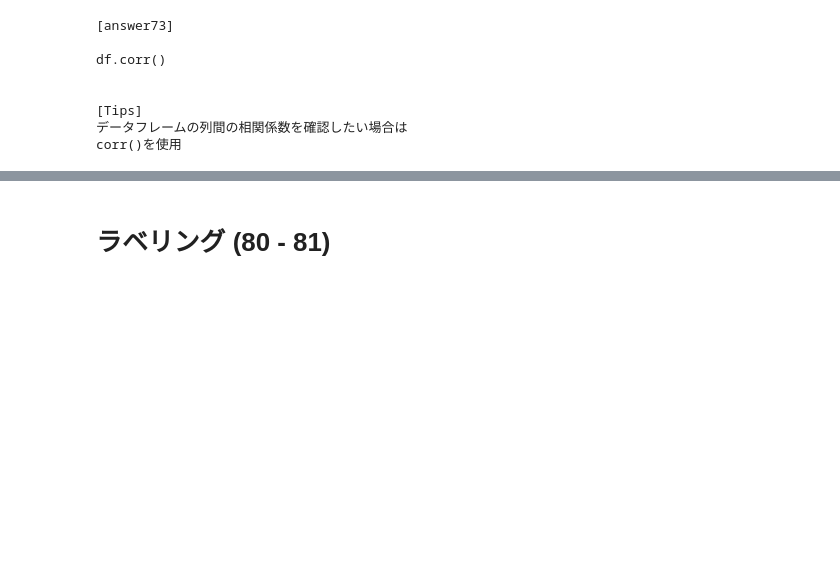
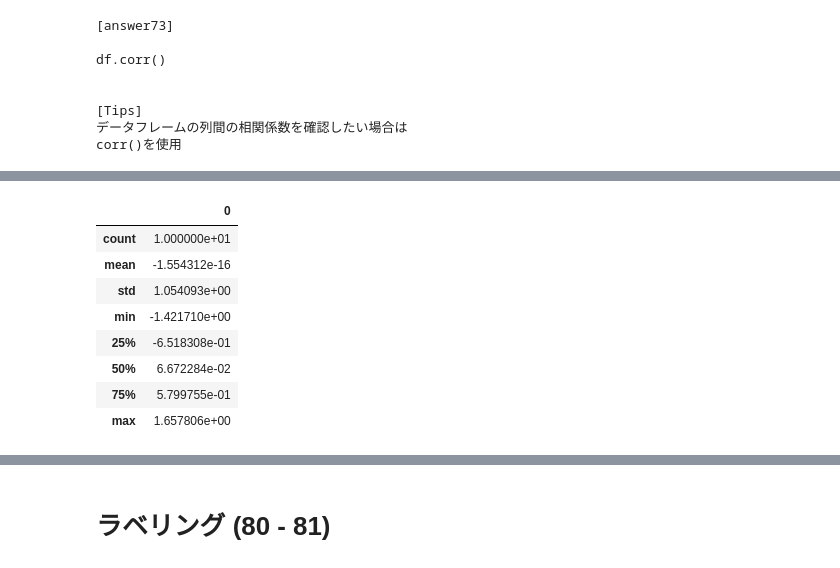
Before and after one commit to yoshihiro-shu/pandas-tutorial, a Jupyter notebook: notebook/01_Pandas_100_Knocks_for_Begginer_v1.0.6.ipynb, the cells around one changed output, grey strips where cells are left out. Saved outputs shown, nothing was run; the diff lists cells and outputs as text; code cells hidden in the pictures; blank space fills up the shorter version.

```diff
--- a/notebook/01_Pandas_100_Knocks_for_Begginer_v1.0.6.ipynb
+++ b/notebook/01_Pandas_100_Knocks_for_Begginer_v1.0.6.ipynb
@@ -1930,3 +1955,39 @@ df2 = initialize2() #初期化
+# %%
+# 【75】
+# scikit-learnを用いてdf2のEnglish列を標準化する
+# (from sklearn.preprocessing import StandardScalerをインポート)
+#print(ans[75]) #回答表示
+df2 = initialize2() #初期化
+
+# [answer75]
+
+from sklearn.preprocessing import StandardScaler
+
+#標準化を定義
+scaler = StandardScaler()
+scaler.fit(df2['English'].values.reshape(-1,1))
+
+#変換とデータフレームへの置換
+scaler.transform(df2['English'].values.reshape(-1,1))
+df2_std = pd.DataFrame(scaler.transform(df2['English'].values.reshape(-1,1)))
+
+df2_std.describe() #stdが【74】のEnglishと等しくなっていることを確認
+
+
+# [Tips]
+# ・データフレームのひとつの列を標準化する場合は、
+# 　values.reshape(-1,1)で配列変換してやる方法もある
+# ・reshape(-1,1)でn行1列に変換
+# %% [output]
+|  | 0 |
+| count | 1.000000e+01 |
+| mean | -1.554312e-16 |
+| std | 1.054093e+00 |
+| min | -1.421710e+00 |
+| 25% | -6.518308e-01 |
+| 50% | 6.672284e-02 |
+| 75% | 5.799755e-01 |
+| max | 1.657806e+00 |
 # %%
 # 【76】
 # scikit-learnを用いてdf2のEnglish、Mathematics、History列を
```
Also changed, not shown: parts of 3 cells of this notebook.
